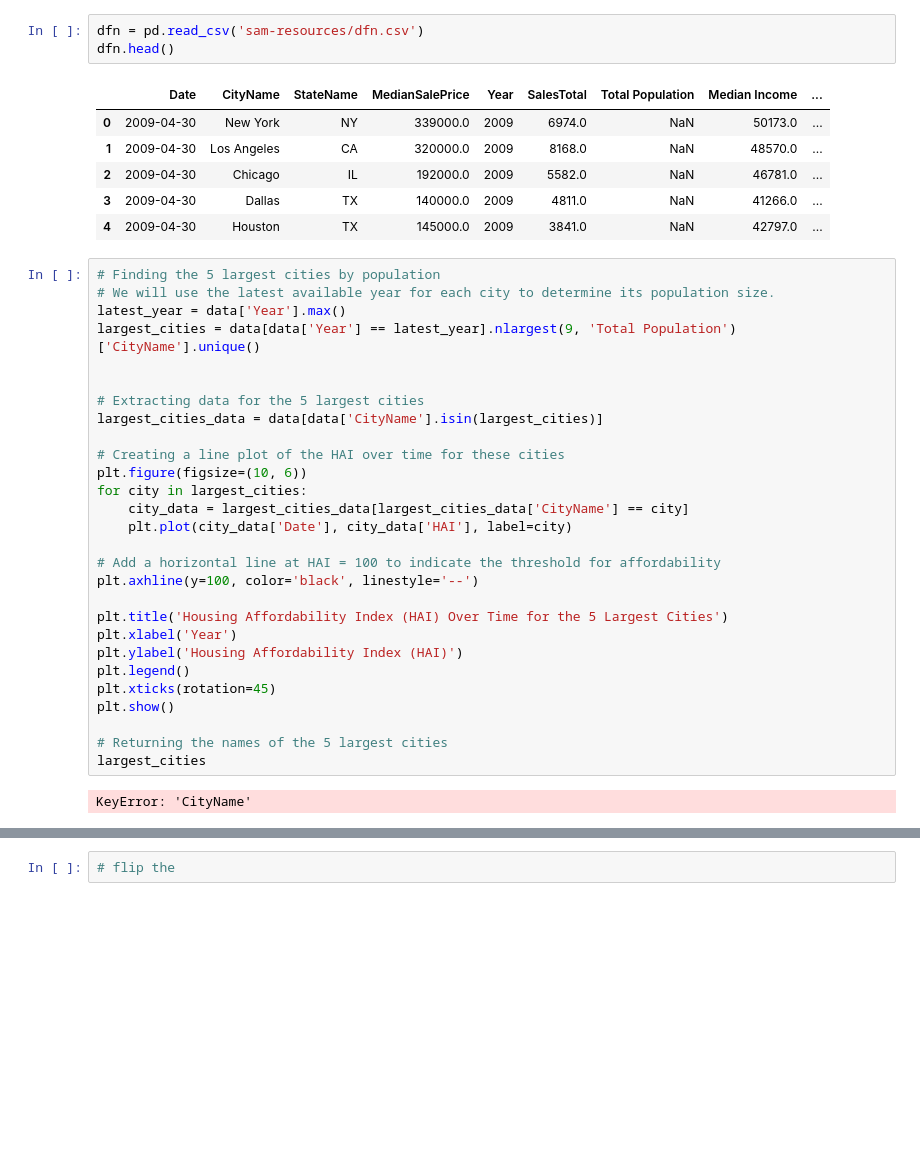
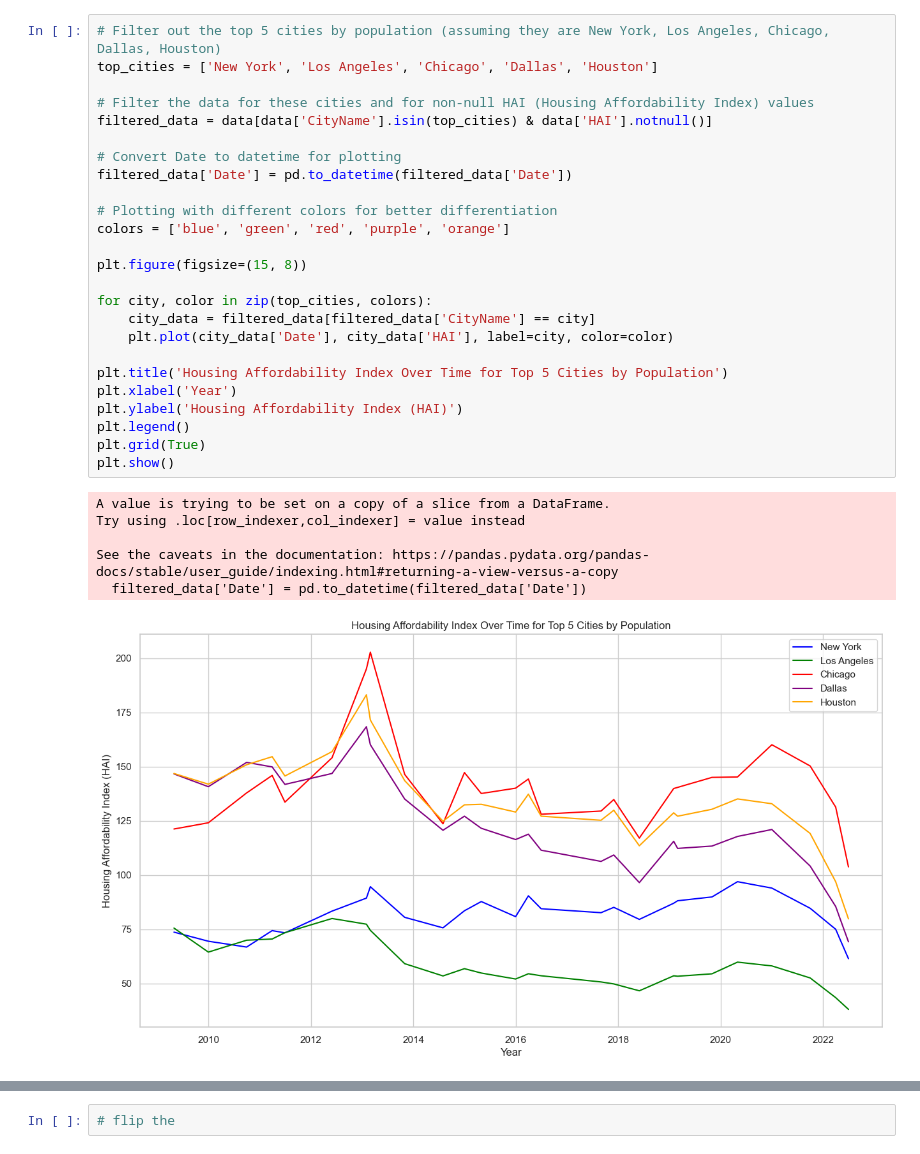
Before and after one commit to Ishicka/The-Seven, a Jupyter notebook: sam-plot_data.ipynb, the cells around one changed output, grey strips where cells are left out. Cells and saved outputs as stored; diff of their text form; blank space fills up the shorter version.

```diff
--- a/sam-plot_data.ipynb
+++ b/sam-plot_data.ipynb
@@ -21,41 +22,33 @@ data.head()
-# %%
-dfn = pd.read_csv('sam-resources/dfn.csv')
-dfn.head()
-# %% [output]
-|  | Date | CityName | StateName | MedianSalePrice | Year | SalesTotal | Total Population | Median Income | ... |
-| 0 | 2009-04-30 | New York | NY | 339000.0 | 2009 | 6974.0 | NaN | 50173.0 | ... |
-| 1 | 2009-04-30 | Los Angeles | CA | 320000.0 | 2009 | 8168.0 | NaN | 48570.0 | ... |
-| 2 | 2009-04-30 | Chicago | IL | 192000.0 | 2009 | 5582.0 | NaN | 46781.0 | ... |
-| 3 | 2009-04-30 | Dallas | TX | 140000.0 | 2009 | 4811.0 | NaN | 41266.0 | ... |
-| 4 | 2009-04-30 | Houston | TX | 145000.0 | 2009 | 3841.0 | NaN | 42797.0 | ... |
-# %%
-# Finding the 5 largest cities by population
-# We will use the latest available year for each city to determine its population size.
-latest_year = data['Year'].max()
-largest_cities = data[data['Year'] == latest_year].nlargest(9, 'Total Population')['CityName'].unique()
-
-
-# Extracting data for the 5 largest cities
-largest_cities_data = data[data['CityName'].isin(largest_cities)]
-
-# Creating a line plot of the HAI over time for these cities
-plt.figure(figsize=(10, 6))
-for city in largest_cities:
-    city_data = largest_cities_data[largest_cities_data['CityName'] == city]
-    plt.plot(city_data['Date'], city_data['HAI'], label=city)
-
-# Add a horizontal line at HAI = 100 to indicate the threshold for affordability
-plt.axhline(y=100, color='black', linestyle='--')
-
-plt.title('Housing Affordability Index (HAI) Over Time for the 5 Largest Cities')
-plt.xlabel('Year')
-plt.ylabel('Housing Affordability Index (HAI)')
-plt.legend()
-plt.xticks(rotation=45)
-plt.show()
-
-# Returning the names of the 5 largest cities
-largest_cities
-# %% [output]
-KeyError: 'CityName'
+# %%
+# Filter out the top 5 cities by population (assuming they are New York, Los Angeles, Chicago, Dallas, Houston)
+top_cities = ['New York', 'Los Angeles', 'Chicago', 'Dallas', 'Houston']
+
+# Filter the data for these cities and for non-null HAI (Housing Affordability Index) values
+filtered_data = data[data['CityName'].isin(top_cities) & data['HAI'].notnull()]
+
+# Convert Date to datetime for plotting
+filtered_data['Date'] = pd.to_datetime(filtered_data['Date'])
+
+# Plotting with different colors for better differentiation
+colors = ['blue', 'green', 'red', 'purple', 'orange']
+
+plt.figure(figsize=(15, 8))
+
+for city, color in zip(top_cities, colors):
+    city_data = filtered_data[filtered_data['CityName'] == city]
+    plt.plot(city_data['Date'], city_data['HAI'], label=city, color=color)
+
+plt.title('Housing Affordability Index Over Time for Top 5 Cities by Population')
+plt.xlabel('Year')
+plt.ylabel('Housing Affordability Index (HAI)')
+plt.legend()
+plt.grid(True)
+plt.show()
+# %% [output]
+A value is trying to be set on a copy of a slice from a DataFrame.
+Try using .loc[row_indexer,col_indexer] = value instead
+
+See the caveats in the documentation: https://pandas.pydata.org/pandas-docs/stable/user_guide/indexing.html#returning-a-view-versus-a-copy
+  filtered_data['Date'] = pd.to_datetime(filtered_data['Date'])
+[figure, added]
 # %%
```
Also changed, not shown: parts of 6 cells of this notebook, 2 other files.
